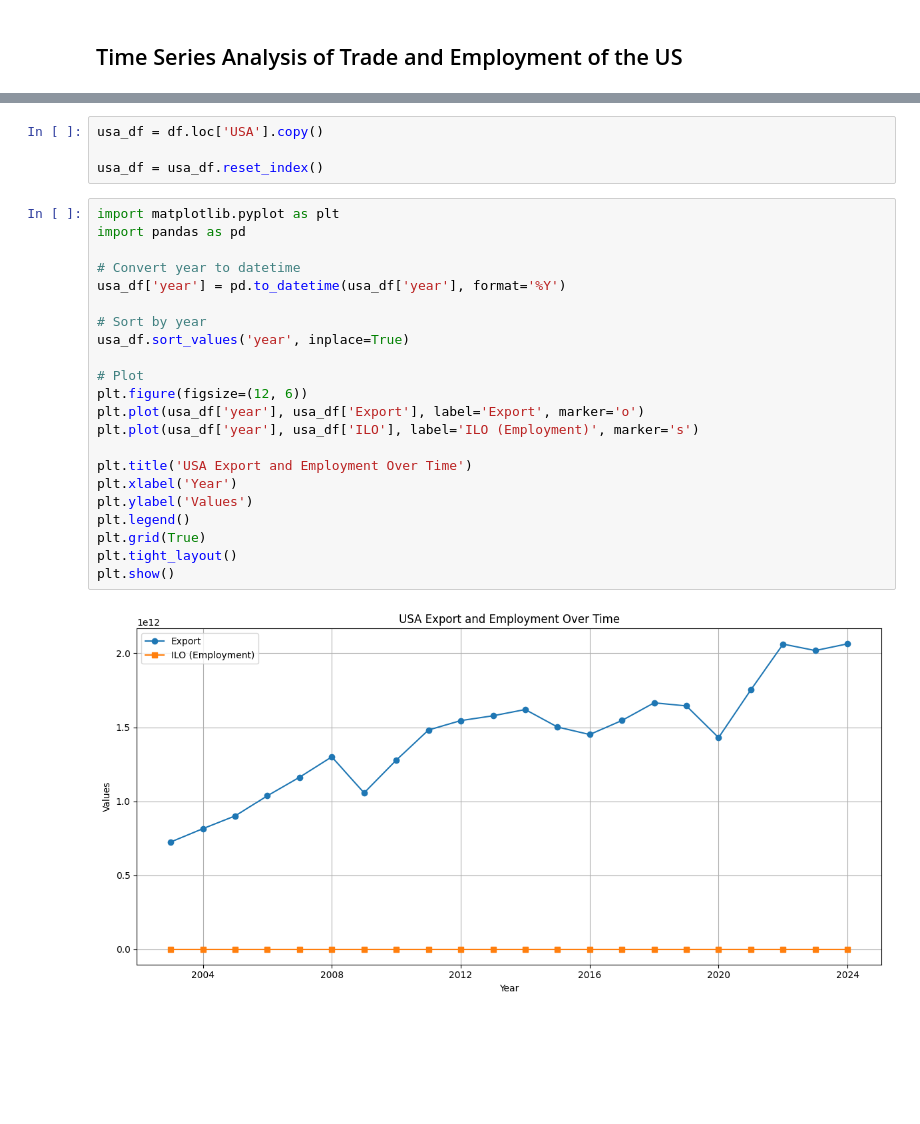
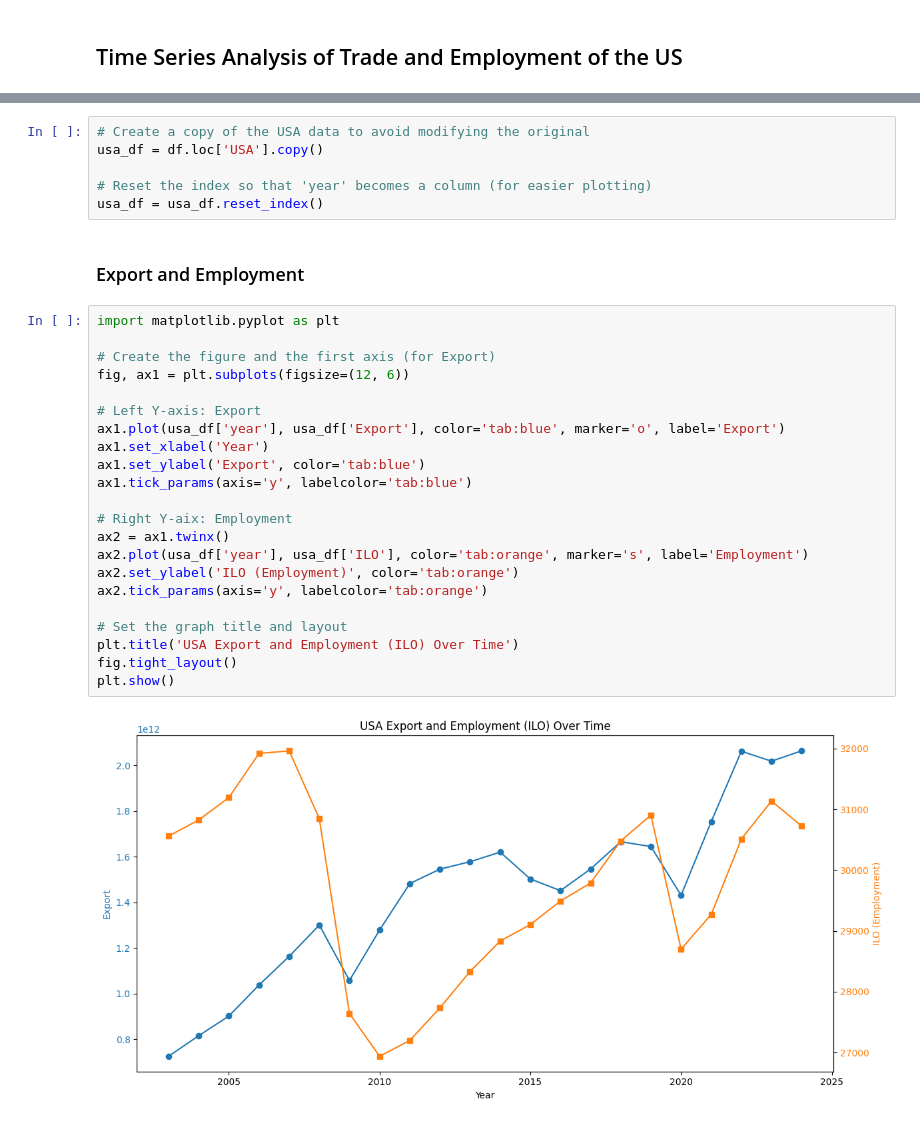
Before and after one commit to Graspp-25-Spring/graspp-25S-trade, a Jupyter notebook: notebooks/new_time_series_analysis-hanako.ipynb, the cells around one changed output, grey strips where cells are left out. Drawn from its saved outputs; the diff is of its cells as text; blank space fills up the shorter version.

Commit message:
Update new_time_series_analysis-hanako

```diff
--- a/notebooks/new_time_series_analysis-hanako.ipynb
+++ b/notebooks/new_time_series_analysis-hanako.ipynb
@@ -59,28 +71,32 @@ year
 # %%
+# Create a copy of the USA data to avoid modifying the original
 usa_df = df.loc['USA'].copy()
 
+# Reset the index so that 'year' becomes a column (for easier plotting)
 usa_df = usa_df.reset_index()
-# %%
-import matplotlib.pyplot as plt
-import pandas as pd
-
-# Convert year to datetime
-usa_df['year'] = pd.to_datetime(usa_df['year'], format='%Y')
-
-# Sort by year
-usa_df.sort_values('year', inplace=True)
-
-# Plot
-plt.figure(figsize=(12, 6))
-plt.plot(usa_df['year'], usa_df['Export'], label='Export', marker='o')
-plt.plot(usa_df['year'], usa_df['ILO'], label='ILO (Employment)', marker='s')
-
-plt.title('USA Export and Employment Over Time')
-plt.xlabel('Year')
-plt.ylabel('Values')
-plt.legend()
-plt.grid(True)
-plt.tight_layout()
-plt.show()
-# %% [output]
-[figure, removed]
+# %% [markdown]
+### Export and Employment
+# %%
+import matplotlib.pyplot as plt
+
+# Create the figure and the first axis (for Export)
+fig, ax1 = plt.subplots(figsize=(12, 6))
+
+# Left Y-axis: Export
+ax1.plot(usa_df['year'], usa_df['Export'], color='tab:blue', marker='o', label='Export')
+ax1.set_xlabel('Year')
+ax1.set_ylabel('Export', color='tab:blue')
+ax1.tick_params(axis='y', labelcolor='tab:blue')
+
+# Right Y-aix: Employment
+ax2 = ax1.twinx()
+ax2.plot(usa_df['year'], usa_df['ILO'], color='tab:orange', marker='s', label='Employment')
+ax2.set_ylabel('ILO (Employment)', color='tab:orange')
+ax2.tick_params(axis='y', labelcolor='tab:orange')
+
+# Set the graph title and layout
+plt.title('USA Export and Employment (ILO) Over Time')
+fig.tight_layout()
+plt.show()
+# %% [output]
+[figure, added]
```
Also changed, not shown: parts of 10 cells of this notebook.
